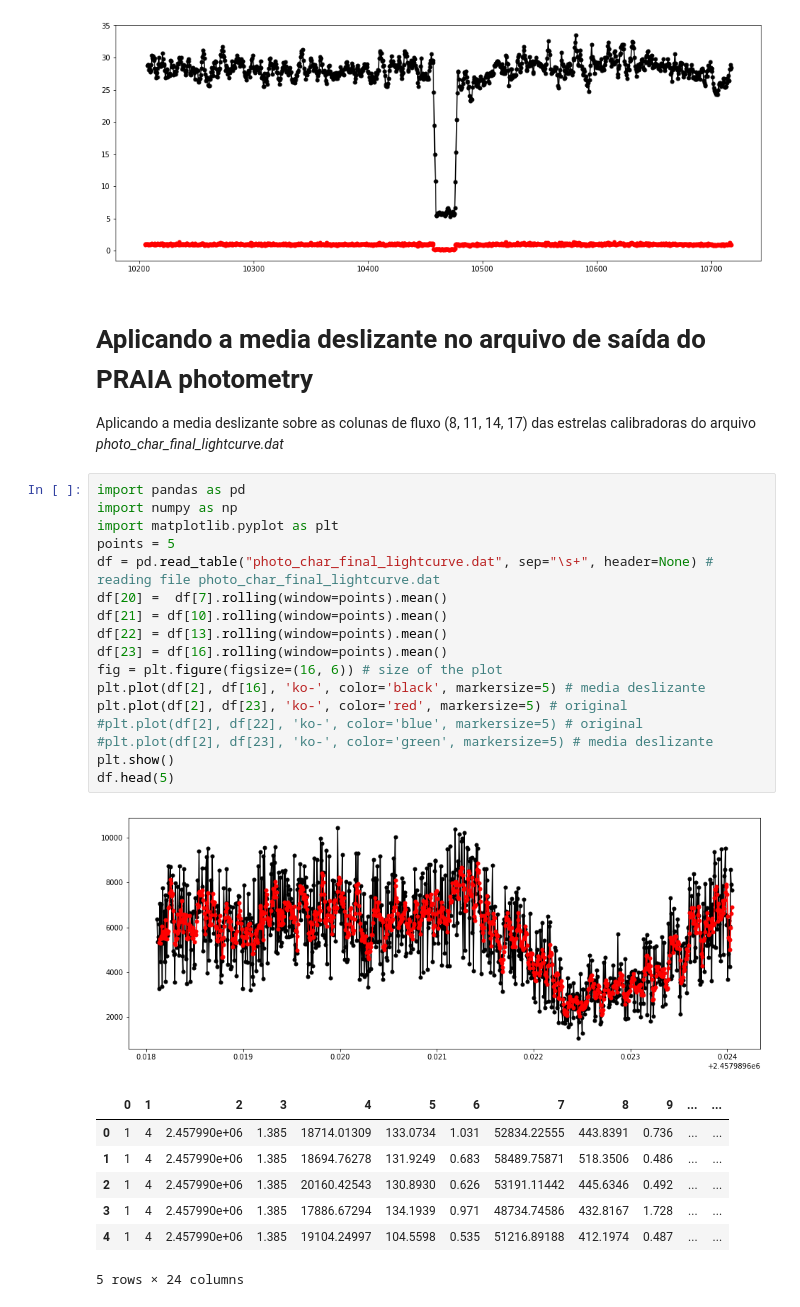
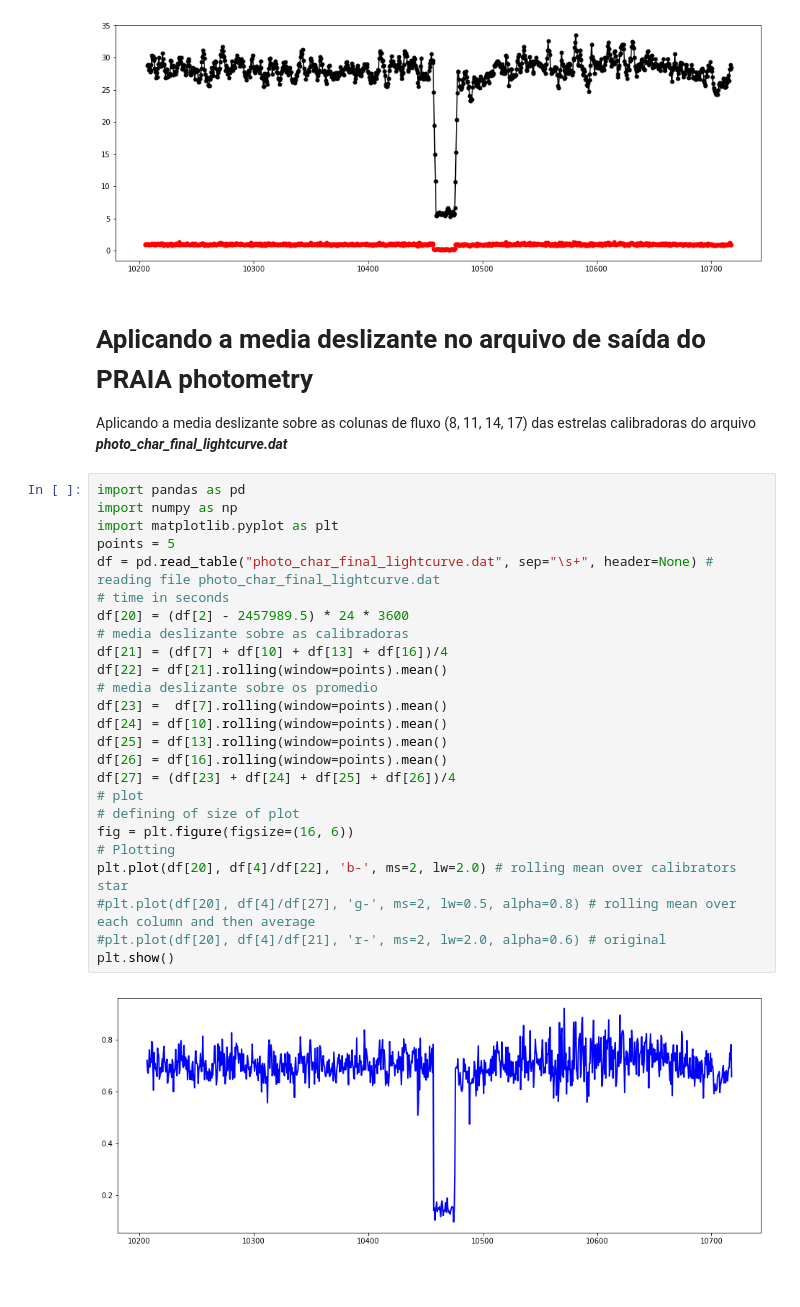
Before and after one commit to fredifqh/occu_chariklo, a Jupyter notebook: photometry_chariklo.ipynb, the cells around one changed output. Drawn from its saved outputs; the diff is of its cells as text; blank space fills up the shorter version.

Commit message:
was included photometry using Julio's configuration

```diff
--- a/photometry_chariklo.ipynb
+++ b/photometry_chariklo.ipynb
@@ -109,30 +105,31 @@ plt.show()
 # %% [markdown]
 # Aplicando a media deslizante no arquivo de saída do PRAIA photometry
 
-Aplicando a media deslizante sobre as colunas de fluxo (8, 11, 14, 17) das estrelas calibradoras do arquivo *photo_char_final_lightcurve.dat*
+Aplicando a media deslizante sobre as colunas de fluxo (8, 11, 14, 17) das estrelas calibradoras do arquivo ***photo_char_final_lightcurve.dat***
 # %%
 import pandas as pd
 import numpy as np
 import matplotlib.pyplot as plt
 points = 5
 df = pd.read_table("photo_char_final_lightcurve.dat", sep="\s+", header=None) # reading file photo_char_final_lightcurve.dat
-df[20] =  df[7].rolling(window=points).mean()
-df[21] = df[10].rolling(window=points).mean()
-df[22] = df[13].rolling(window=points).mean()
-df[23] = df[16].rolling(window=points).mean()
-fig = plt.figure(figsize=(16, 6)) # size of the plot
-plt.plot(df[2], df[16], 'ko-', color='black', markersize=5) # media deslizante
-plt.plot(df[2], df[23], 'ko-', color='red', markersize=5) # original
-#plt.plot(df[2], df[22], 'ko-', color='blue', markersize=5) # original
-#plt.plot(df[2], df[23], 'ko-', color='green', markersize=5) # media deslizante
+# time in seconds
+df[20] = (df[2] - 2457989.5) * 24 * 3600
+# media deslizante sobre as calibradoras
+df[21] = (df[7] + df[10] + df[13] + df[16])/4
+df[22] = df[21].rolling(window=points).mean()
+# media deslizante sobre os promedio
+df[23] =  df[7].rolling(window=points).mean()
+df[24] = df[10].rolling(window=points).mean()
+df[25] = df[13].rolling(window=points).mean()
+df[26] = df[16].rolling(window=points).mean()
+df[27] = (df[23] + df[24] + df[25] + df[26])/4
+# plot
+# defining of size of plot
+fig = plt.figure(figsize=(16, 6))
+# Plotting
+plt.plot(df[20], df[4]/df[22], 'b-', ms=2, lw=2.0) # rolling mean over calibrators star
+#plt.plot(df[20], df[4]/df[27], 'g-', ms=2, lw=0.5, alpha=0.8) # rolling mean over each column and then average
+#plt.plot(df[20], df[4]/df[21], 'r-', ms=2, lw=2.0, alpha=0.6) # original
 plt.show()
-df.head(5)
 # %% [output]
-[figure, old version]
+[figure, new version]
-|  | 0 | 1 | 2 | 3 | 4 | 5 | 6 | 7 | 8 | 9 | ... | ... |
-| 0 | 1 | 4 | 2.457990e+06 | 1.385 | 18714.01309 | 133.0734 | 1.031 | 52834.22555 | 443.8391 | 0.736 | ... | ... |
-| 1 | 1 | 4 | 2.457990e+06 | 1.385 | 18694.76278 | 131.9249 | 0.683 | 58489.75871 | 518.3506 | 0.486 | ... | ... |
-| 2 | 1 | 4 | 2.457990e+06 | 1.385 | 20160.42543 | 130.8930 | 0.626 | 53191.11442 | 445.6346 | 0.492 | ... | ... |
-| 3 | 1 | 4 | 2.457990e+06 | 1.385 | 17886.67294 | 134.1939 | 0.971 | 48734.74586 | 432.8167 | 1.728 | ... | ... |
-| 4 | 1 | 4 | 2.457990e+06 | 1.385 | 19104.24997 | 104.5598 | 0.535 | 51216.89188 | 412.1974 | 0.487 | ... | ... |
-5 rows × 24 columns
```
Also changed, not shown: parts of 8 cells of this notebook.
